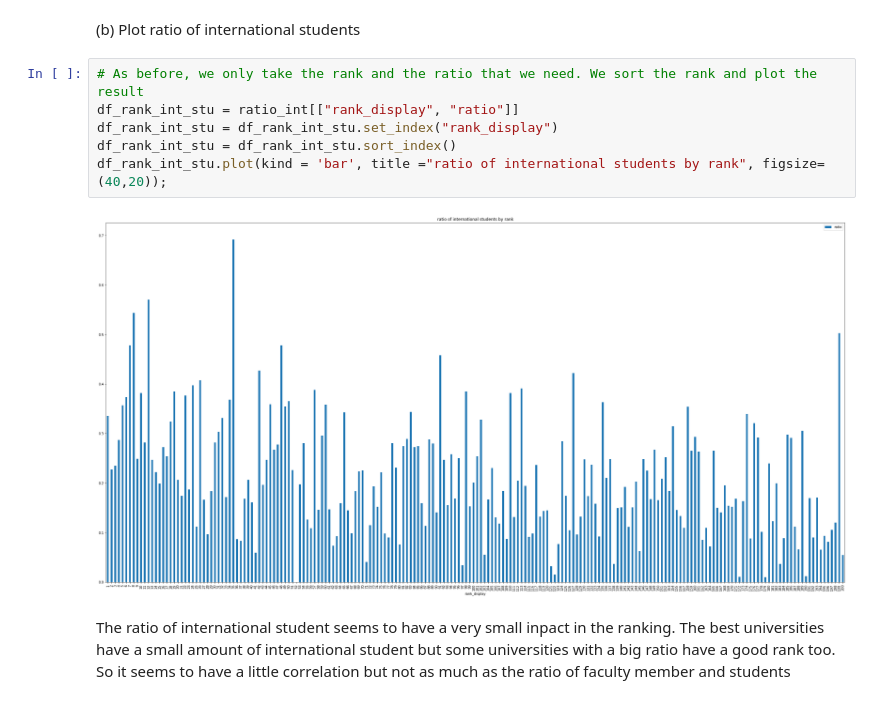
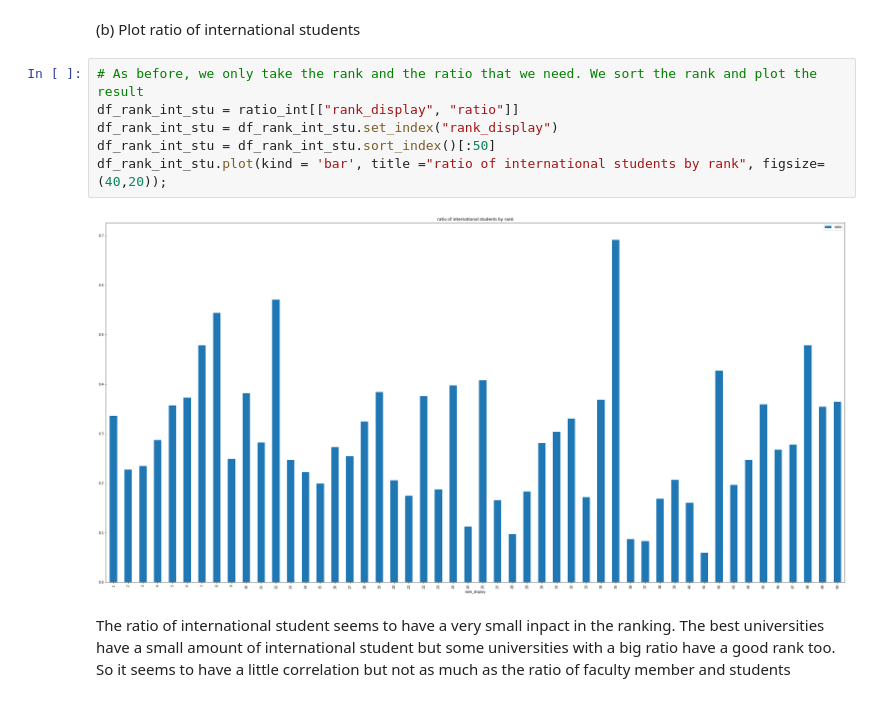
Before and after one commit to IsaacLeimgruber/ADA_labs_repo, a Jupyter notebook: 02 - Data from the Web/hw02_kevin.ipynb, the cells around one changed output. Drawn from its saved outputs; the diff is of its cells as text.

Commit message:
Plot 50 values

```diff
--- a/02 - Data from the Web/hw02_kevin.ipynb
+++ b/02 - Data from the Web/hw02_kevin.ipynb
@@ -672,11 +672,11 @@ We can see that universities with a good ranking also have a high ratio of facul
 # %%
 # As before, we only take the rank and the ratio that we need. We sort the rank and plot the result
 df_rank_int_stu = ratio_int[["rank_display", "ratio"]]
 df_rank_int_stu = df_rank_int_stu.set_index("rank_display")
-df_rank_int_stu = df_rank_int_stu.sort_index()
+df_rank_int_stu = df_rank_int_stu.sort_index()[:50]
 df_rank_int_stu.plot(kind = 'bar', title ="ratio of international students by rank", figsize=(40,20));
 # %% [output]
-[figure, old version]
+[figure, new version]
 # %% [markdown]
 The ratio of international student seems to have a very small inpact in the ranking. The best universities have a small amount of international student but some universities with a big ratio have a good rank too. So it seems to have a little correlation but not as much as the ratio of faculty member and students
 # %% [markdown]
```
Also changed, not shown: parts of 9 cells of this notebook.
